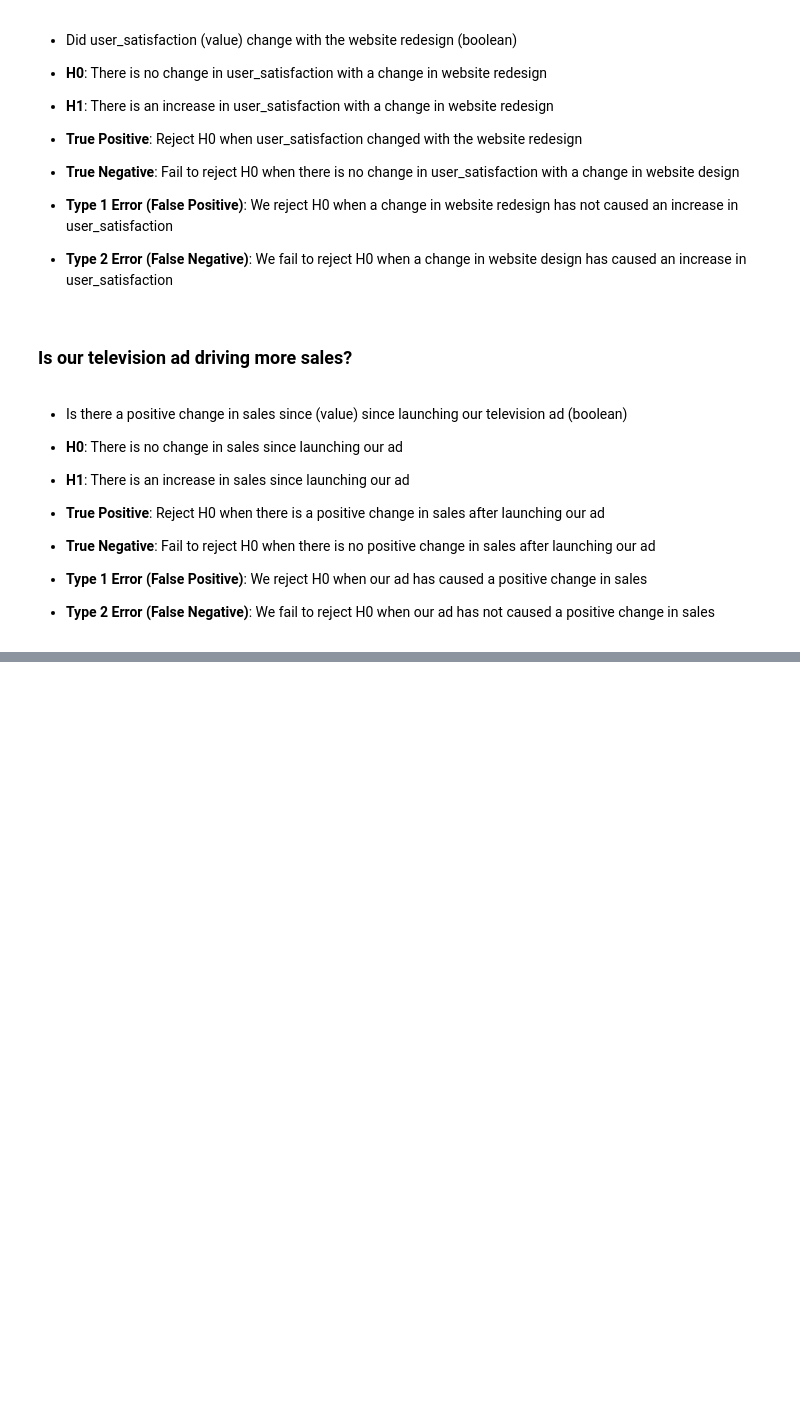
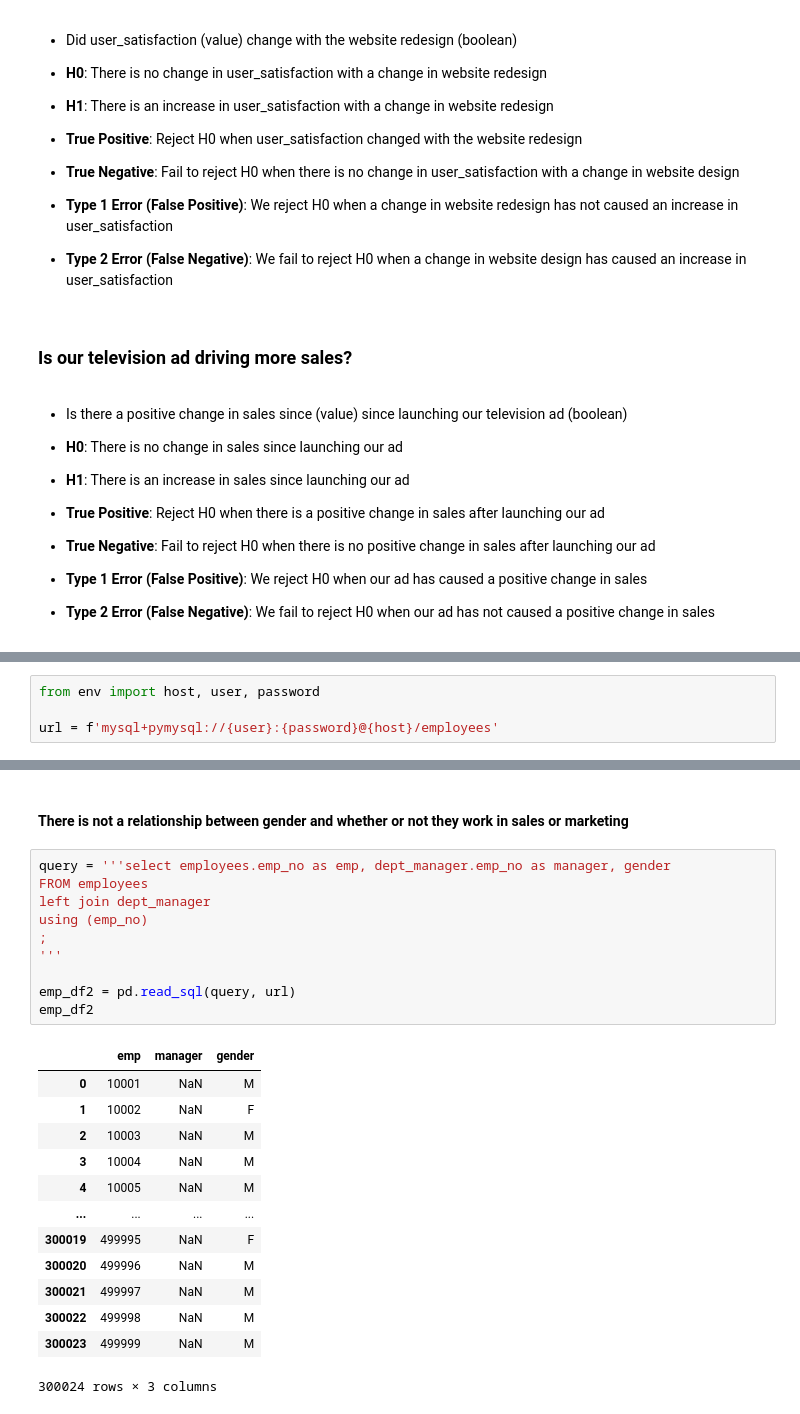
Before and after one commit to brandon-hess43/statistics-exercises, a Jupyter notebook: hypothesis_testing.ipynb, the cells around one changed output, grey strips where cells are left out. Drawn from its saved outputs; the diff is of its cells as text; blank space fills up the shorter version.

```diff
--- a/hypothesis_testing.ipynb
+++ b/hypothesis_testing.ipynb
@@ -50,0 +334,4 @@
+# %%
+from env import host, user, password
+
+url = f'mysql+pymysql://{user}:{password}@{host}/employees'
@@ -50,0 +432,26 @@
+# %% [markdown]
+#### There is not a relationship between gender and whether or not they work in sales or marketing
+# %%
+query = '''select employees.emp_no as emp, dept_manager.emp_no as manager, gender
+FROM employees
+left join dept_manager
+using (emp_no)
+;
+'''
+
+emp_df2 = pd.read_sql(query, url)
+emp_df2
+# %% [output]
+|  | emp | manager | gender |
+| 0 | 10001 | NaN | M |
+| 1 | 10002 | NaN | F |
+| 2 | 10003 | NaN | M |
+| 3 | 10004 | NaN | M |
+| 4 | 10005 | NaN | M |
+| ... | ... | ... | ... |
+| 300019 | 499995 | NaN | F |
+| 300020 | 499996 | NaN | M |
+| 300021 | 499997 | NaN | M |
+| 300022 | 499998 | NaN | M |
+| 300023 | 499999 | NaN | M |
+300024 rows × 3 columns
```
Also changed, not shown: parts of 56 cells of this notebook.
